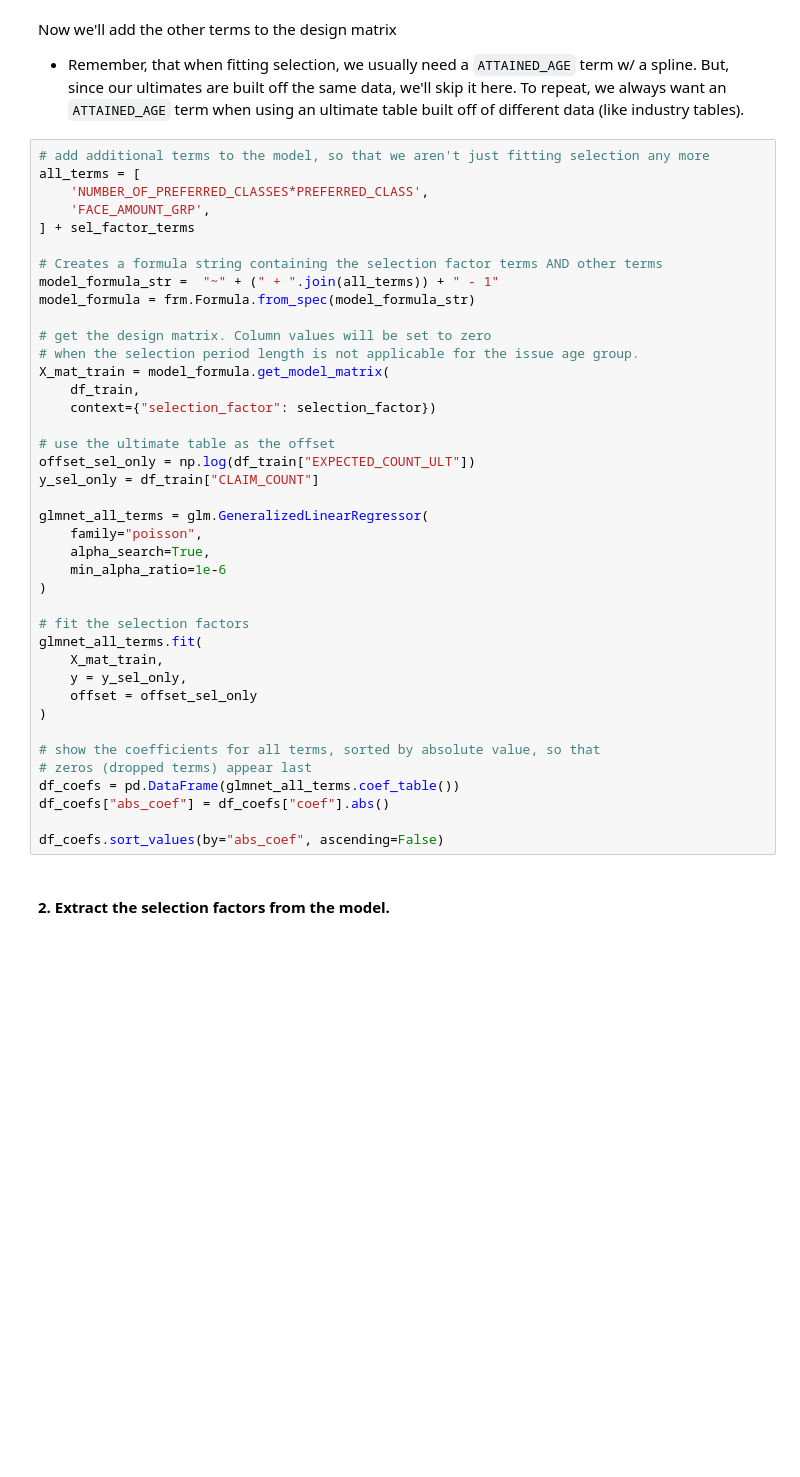
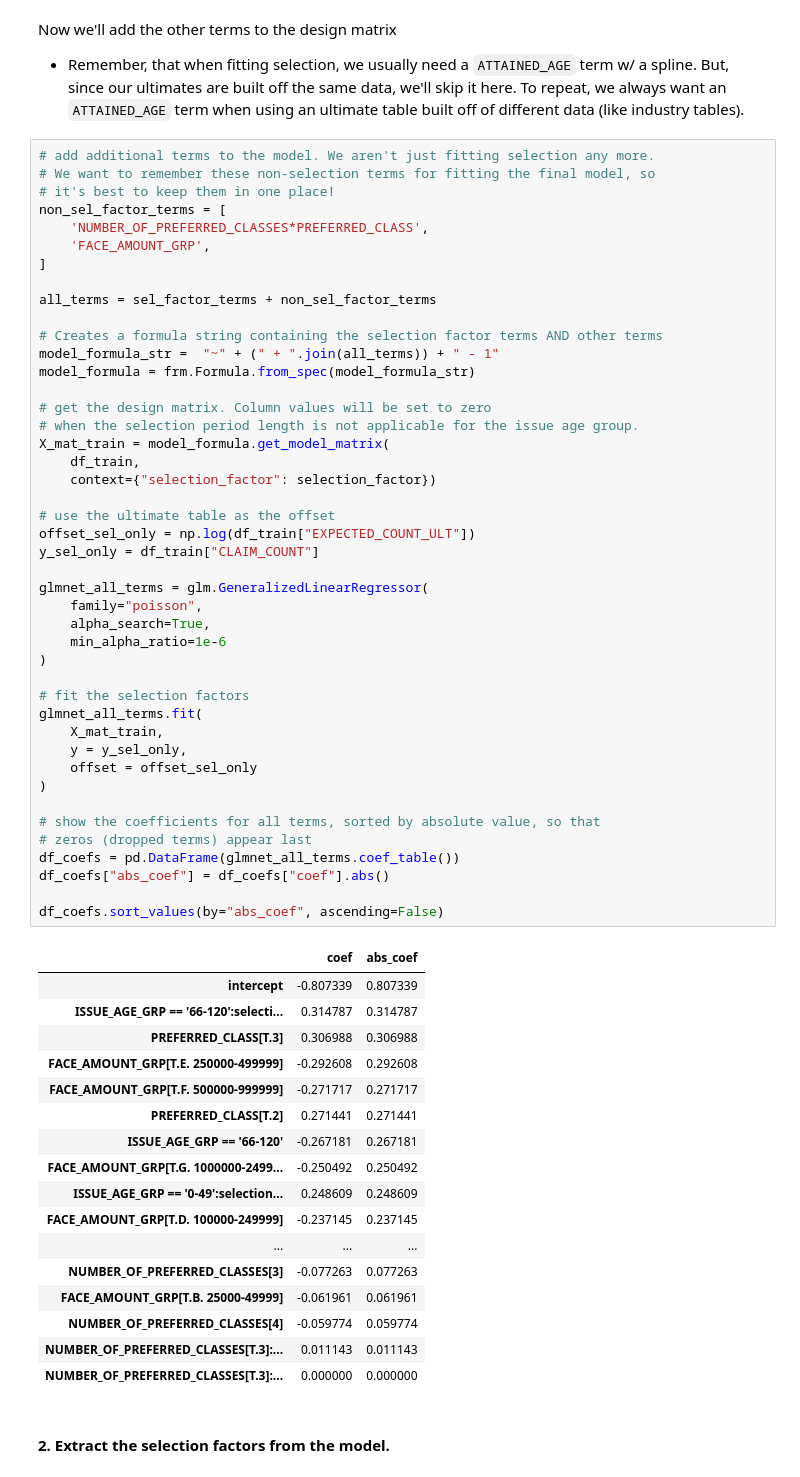
Before and after one commit to mma-fsa/data-examples, a Jupyter notebook: src/analysis/5_advanced_glms_sel_factors.ipynb, the cells around one changed output. Drawn from its saved outputs; the diff is of its cells as text; blank space fills up the shorter version.

```diff
--- a/src/analysis/5_advanced_glms_sel_factors.ipynb
+++ b/src/analysis/5_advanced_glms_sel_factors.ipynb
@@ -759,11 +766,15 @@ Now we'll add the other terms to the design matrix
 
   * Remember, that when fitting selection, we usually need a  `ATTAINED_AGE` term w/ a spline. But, since our ultimates are built off the same data, we'll skip it here.  To repeat, we always want an `ATTAINED_AGE` term when using an ultimate table built off of different data (like industry tables).
 # %%
-# add additional terms to the model, so that we aren't just fitting selection any more
-all_terms = [
+# add additional terms to the model. We aren't just fitting selection any more.
+# We want to remember these non-selection terms for fitting the final model, so
+# it's best to keep them in one place!
+non_sel_factor_terms = [
     'NUMBER_OF_PREFERRED_CLASSES*PREFERRED_CLASS',
     'FACE_AMOUNT_GRP',
-] + sel_factor_terms
+]
+
+all_terms = sel_factor_terms + non_sel_factor_terms
 
 # Creates a formula string containing the selection factor terms AND other terms
 model_formula_str =  "~" + (" + ".join(all_terms)) + " - 1"
@@ -771,32 +782,50 @@ model_formula = frm.Formula.from_spec(model_formula_str)
 
 # get the design matrix. Column values will be set to zero
 # when the selection period length is not applicable for the issue age group.
 X_mat_train = model_formula.get_model_matrix(
     df_train,
     context={"selection_factor": selection_factor})
 
 # use the ultimate table as the offset
 offset_sel_only = np.log(df_train["EXPECTED_COUNT_ULT"])
 y_sel_only = df_train["CLAIM_COUNT"]
 
 glmnet_all_terms = glm.GeneralizedLinearRegressor(
     family="poisson",
     alpha_search=True,
     min_alpha_ratio=1e-6
 )
 
 # fit the selection factors
 glmnet_all_terms.fit(
     X_mat_train,
     y = y_sel_only,
     offset = offset_sel_only
 )
 
 # show the coefficients for all terms, sorted by absolute value, so that
 # zeros (dropped terms) appear last
 df_coefs = pd.DataFrame(glmnet_all_terms.coef_table())
 df_coefs["abs_coef"] = df_coefs["coef"].abs()
 
 df_coefs.sort_values(by="abs_coef", ascending=False)
+# %% [output]
+|  | coef | abs_coef |
+| intercept | -0.807339 | 0.807339 |
+| ISSUE_AGE_GRP == '66-120':selecti... | 0.314787 | 0.314787 |
+| PREFERRED_CLASS[T.3] | 0.306988 | 0.306988 |
+| FACE_AMOUNT_GRP[T.E. 250000-499999] | -0.292608 | 0.292608 |
+| FACE_AMOUNT_GRP[T.F. 500000-999999] | -0.271717 | 0.271717 |
+| PREFERRED_CLASS[T.2] | 0.271441 | 0.271441 |
+| ISSUE_AGE_GRP == '66-120' | -0.267181 | 0.267181 |
+| FACE_AMOUNT_GRP[T.G. 1000000-2499... | -0.250492 | 0.250492 |
+| ISSUE_AGE_GRP == '0-49':selection... | 0.248609 | 0.248609 |
+| FACE_AMOUNT_GRP[T.D. 100000-249999] | -0.237145 | 0.237145 |
+| ... | ... | ... |
+| NUMBER_OF_PREFERRED_CLASSES[3] | -0.077263 | 0.077263 |
+| FACE_AMOUNT_GRP[T.B. 25000-49999] | -0.061961 | 0.061961 |
+| NUMBER_OF_PREFERRED_CLASSES[4] | -0.059774 | 0.059774 |
+| NUMBER_OF_PREFERRED_CLASSES[T.3]:... | 0.011143 | 0.011143 |
+| NUMBER_OF_PREFERRED_CLASSES[T.3]:... | 0.000000 | 0.000000 |
 # %% [markdown]
 #### 2. Extract the selection factors from the model.
```
Also changed, not shown: parts of 14 cells of this notebook, 1 other file.
